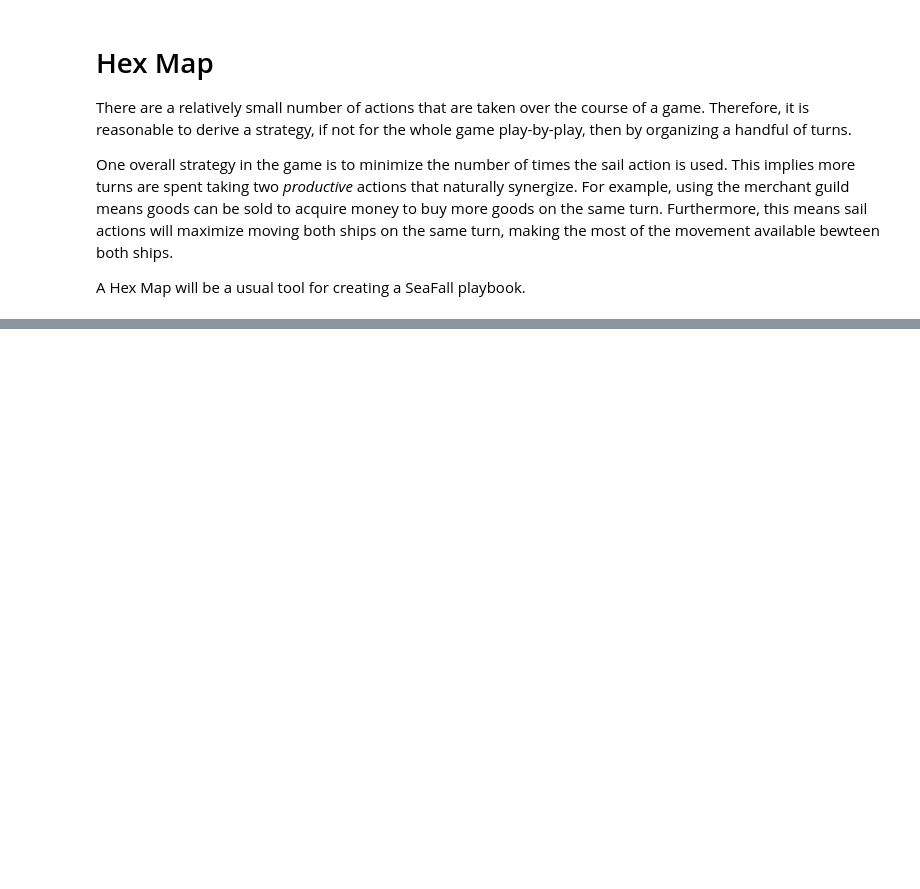
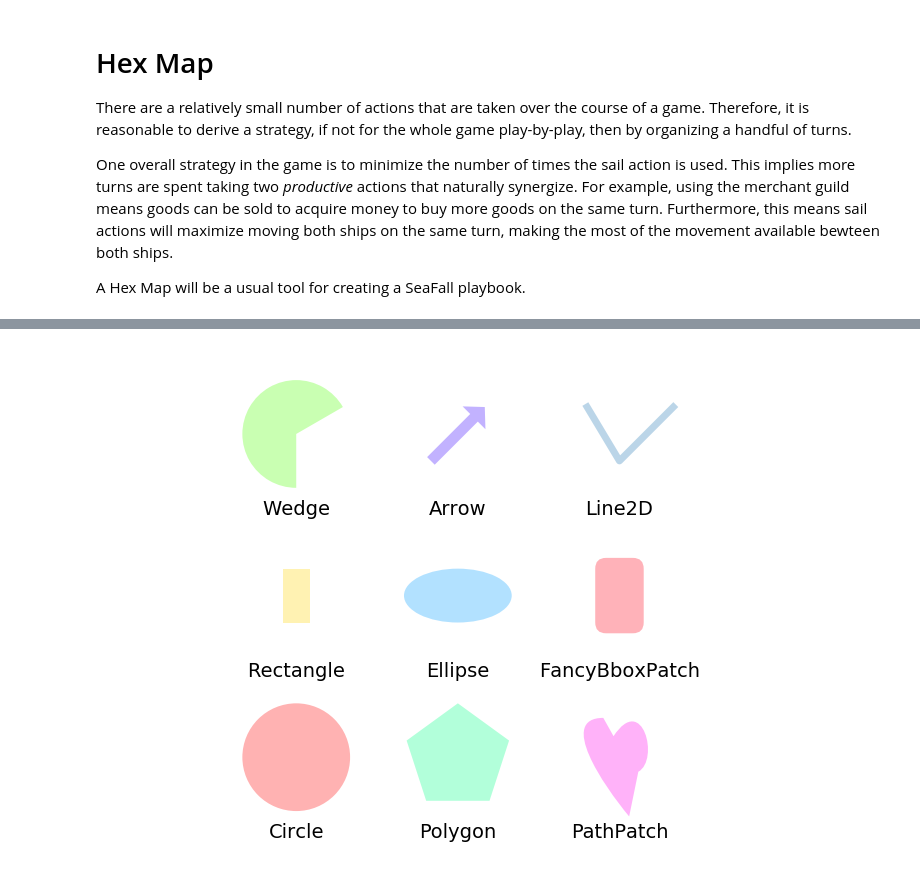
Before and after one commit to cardboardai/boardgame-bookie, a Jupyter notebook: boardgames/seafall/Hex Map.ipynb, the cells around one changed output, grey strips where cells are left out. Saved outputs shown, nothing was run; the diff lists cells and outputs as text; code cells hidden in the pictures; blank space fills up the shorter version.

Commit message:
hex grid demo

```diff
--- a/boardgames/seafall/Hex Map.ipynb
+++ b/boardgames/seafall/Hex Map.ipynb
@@ -15,0 +79,97 @@ The hex grid will be stored in a dictionary using 3 coordinates to define the lo
+# %%
+import matplotlib.pyplot as plt
+plt.rcdefaults()
+
+import numpy as np
+import matplotlib.pyplot as plt
+import matplotlib.path as mpath
+import matplotlib.lines as mlines
+import matplotlib.patches as mpatches
+from matplotlib.collections import PatchCollection
+
+
+def label(xy, text):
+    y = xy[1] - 0.15  # shift y-value for label so that it's below the artist
+    plt.text(xy[0], y, text, ha="center", family='sans-serif', size=14)
+
+
+fig, ax = plt.subplots()
+# create 3x3 grid to plot the artists
+grid = np.mgrid[0.2:0.8:3j, 0.2:0.8:3j].reshape(2, -1).T
+
+patches = []
+
+# add a circle
+circle = mpatches.Circle(grid[0], 0.1, ec="none")
+patches.append(circle)
+label(grid[0], "Circle")
+
+# add a rectangle
+rect = mpatches.Rectangle(grid[1] - [0.025, 0.05], 0.05, 0.1, ec="none")
+patches.append(rect)
+label(grid[1], "Rectangle")
+
+# add a wedge
+wedge = mpatches.Wedge(grid[2], 0.1, 30, 270, ec="none")
+patches.append(wedge)
+label(grid[2], "Wedge")
+
+# add a Polygon
+polygon = mpatches.RegularPolygon(grid[3], 5, 0.1)
+patches.append(polygon)
+label(grid[3], "Polygon")
+
+# add an ellipse
+ellipse = mpatches.Ellipse(grid[4], 0.2, 0.1)
+patches.append(ellipse)
+label(grid[4], "Ellipse")
+
+# add an arrow
+arrow = mpatches.Arrow(grid[5, 0] - 0.05, grid[5, 1] - 0.05, 0.1, 0.1, width=0.1)
+patches.append(arrow)
+label(grid[5], "Arrow")
+
+# add a path patch
+Path = mpath.Path
+path_data = [
+    (Path.MOVETO, [0.018, -0.11]),
+    (Path.CURVE4, [-0.031, -0.051]),
+    (Path.CURVE4, [-0.115,  0.073]),
+    (Path.CURVE4, [-0.03 ,  0.073]),
+    (Path.LINETO, [-0.011,  0.039]),
+    (Path.CURVE4, [0.043,  0.121]),
+    (Path.CURVE4, [0.075, -0.005]),
+    (Path.CURVE4, [0.035, -0.027]),
+    (Path.CLOSEPOLY, [0.018, -0.11])
+    ]
+codes, verts = zip(*path_data)
+path = mpath.Path(verts + grid[6], codes)
+patch = mpatches.PathPatch(path)
+patches.append(patch)
+label(grid[6], "PathPatch")
+
+# add a fancy box
+fancybox = mpatches.FancyBboxPatch(
+    grid[7] - [0.025, 0.05], 0.05, 0.1,
+    boxstyle=mpatches.BoxStyle("Round", pad=0.02))
+patches.append(fancybox)
+label(grid[7], "FancyBboxPatch")
+
+# add a line
+x, y = np.array([[-0.06, 0.0, 0.1], [0.05, -0.05, 0.05]])
+line = mlines.Line2D(x + grid[8, 0], y + grid[8, 1], lw=5., alpha=0.3)
+label(grid[8], "Line2D")
+
+colors = np.linspace(0, 1, len(patches))
+collection = PatchCollection(patches, cmap=plt.cm.hsv, alpha=0.3)
+collection.set_array(np.array(colors))
+ax.add_collection(collection)
+ax.add_line(line)
+
+plt.subplots_adjust(left=0, right=1, bottom=0, top=1)
+plt.axis('equal')
+plt.axis('off')
+
+plt.show()
+# %% [output]
+[figure, added]
```
Also changed, not shown: parts of 3 cells of this notebook, 1 other file.
